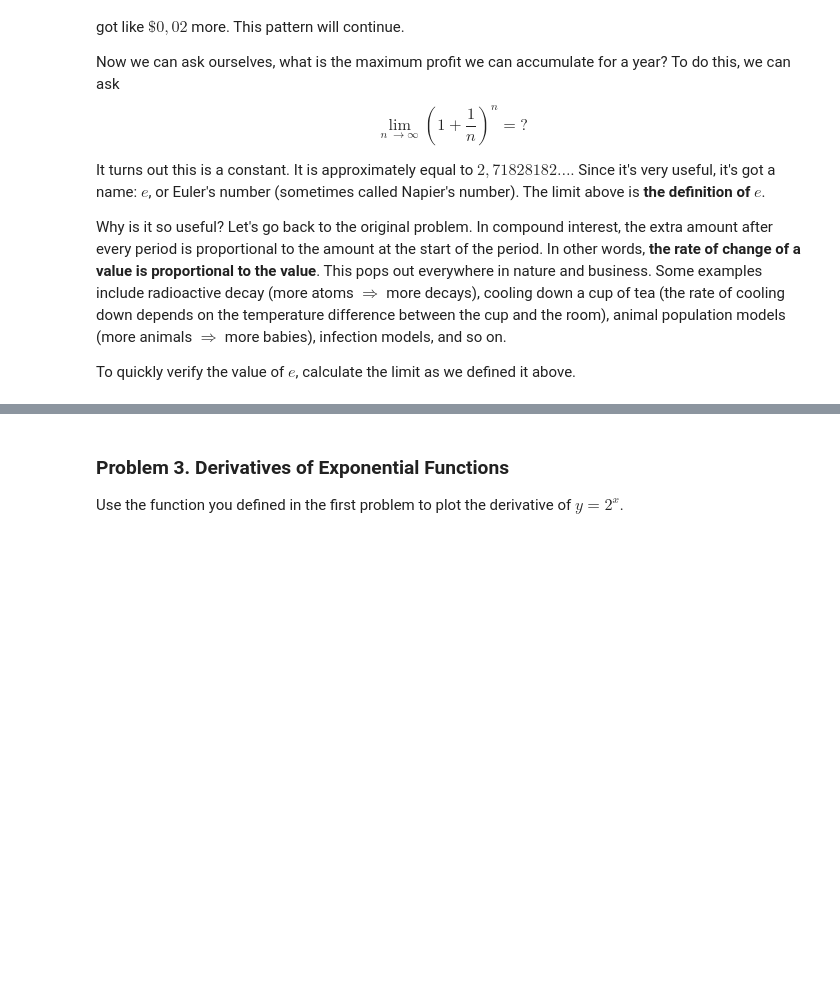
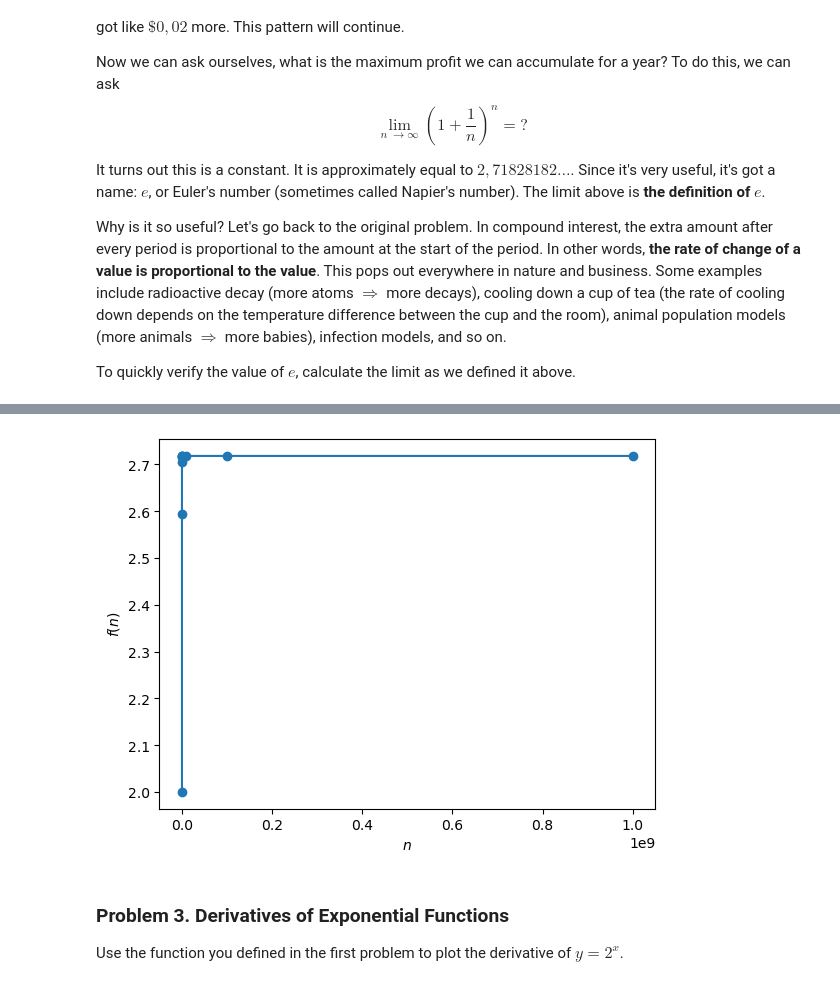
Before and after one commit to mstoychev/Math-Concepts-for-Developers, a Jupyter notebook: 4.Calculus/2. Exercises/Calculus-Exercise.ipynb, the cells around one changed output, grey strips where cells are left out. Cells and saved outputs as stored; diff of their text form; code cells hidden in the pictures; blank space fills up the shorter version.

```diff
--- a/4.Calculus/2. Exercises/Calculus-Exercise.ipynb
+++ b/4.Calculus/2. Exercises/Calculus-Exercise.ipynb
@@ -111,10 +111,11 @@ def plot_derivative_at_point(function, point, derivative = None, min_x = -10, ma
 
     plt.plot(x, y)
     plt.plot(tangent_line_x, tangent_line_y)
+    plt.scatter(point, vectorized_function(point), color="deeppink")
 
-    plt.gca().set_aspect("equal")
     plt.xlabel("X")
     plt.ylabel("Y")
+    plt.gca().set_aspect("equal")
     plt.grid()
 
     return plt.show()
@@ -209,7 +210,23 @@ def calculate_limit_at_infinity(function):
     """
     n = 10 ** np.arange(0, 10)
     return zip(n, function(n))
+
+
+def plot(limits_list):
+    limits_array = np.array(limits_list)
+    n = limits_array[:,0]
+    function_n = limits_array[:,1]
+
+    plt.plot(n, function_n)
+    plt.scatter(n, function_n)
+
+    plt.xlabel("$ n $")
+    plt.ylabel("$ f(n) $")
+
+    return plt.show()
 # %%
+limits_list = []  #create my list
 limits = calculate_limit_at_infinity(lambda x: (1 + 1 / x) ** x)
 for limit in limits:
+    limits_list.append(limit)
     print(limit)
@@ -216,3 +244,7 @@ for limit in limits:
+# %%
+plot(limits_list)
+# %% [output]
+[figure, added]
 # %% [markdown]
 ### Problem 3. Derivatives of Exponential Functions
 Use the function you defined in the first problem to plot the derivative of $y = 2^x$.
```
Also changed, not shown: parts of 5 cells of this notebook.
